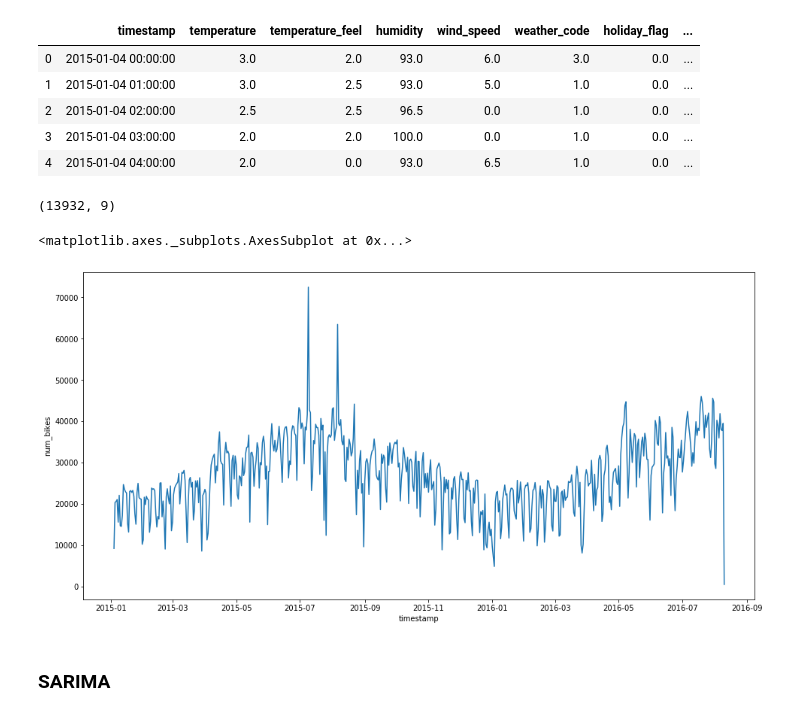
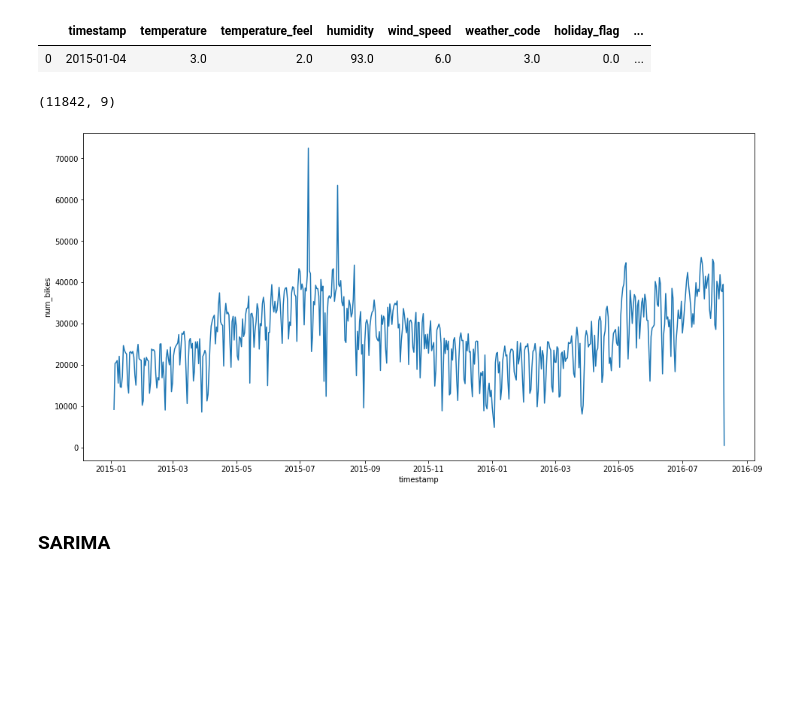
Before and after one commit to gitjoethomas/tfl_time_series_forecasting, a Jupyter notebook: modeler.ipynb, the cells around one changed output. Cells and saved outputs as stored; diff of their text form; code cells hidden in the pictures; blank space fills up the shorter version.

```diff
--- a/modeler.ipynb
+++ b/modeler.ipynb
@@ -19,16 +30,15 @@ test_y = pd.read_csv("test_y.csv")
+# %%
+train_x, eval_x = train_test_split(train_x, 15)
+train_y, eval_y = train_test_split(train_y, 15)
 # %%
-train_x.head()
+train_x.head(1)
 # %% [output]
 |  | timestamp | temperature | temperature_feel | humidity | wind_speed | weather_code | holiday_flag | ... |
-| 0 | 2015-01-04 00:00:00 | 3.0 | 2.0 | 93.0 | 6.0 | 3.0 | 0.0 | ... |
-| 1 | 2015-01-04 01:00:00 | 3.0 | 2.5 | 93.0 | 5.0 | 1.0 | 0.0 | ... |
-| 2 | 2015-01-04 02:00:00 | 2.5 | 2.5 | 96.5 | 0.0 | 1.0 | 0.0 | ... |
-| 3 | 2015-01-04 03:00:00 | 2.0 | 2.0 | 100.0 | 0.0 | 1.0 | 0.0 | ... |
-| 4 | 2015-01-04 04:00:00 | 2.0 | 0.0 | 93.0 | 6.5 | 1.0 | 0.0 | ... |
+| 0 | 2015-01-04 | 3.0 | 2.0 | 93.0 | 6.0 | 3.0 | 0.0 | ... |
 # %%
 train_x.shape
 # %% [output]
-(13932, 9)
+(11842, 9)
 # %%
 # group sales into daily view, so we get a neater view of trend
 grouped_bikes = train_x[['timestamp']].copy()
@@ -38,9 +48,8 @@ grouped_bikes = pd.DataFrame(grouped_bikes.groupby(grouped_bikes['timestamp'].dt
 # lineplot shows a bit of variance, the peaks will likely be weekends
 plt.figure(figsize = (16,8))
 sns.lineplot(x = grouped_bikes.index,
-             y = grouped_bikes['num_bikes'])
+             y = grouped_bikes['num_bikes']);
 # %% [output]
-<matplotlib.axes._subplots.AxesSubplot at 0x...>
 [figure]
 # %% [markdown]
 ### SARIMA
```
Also changed, not shown: parts of 22 cells of this notebook.
